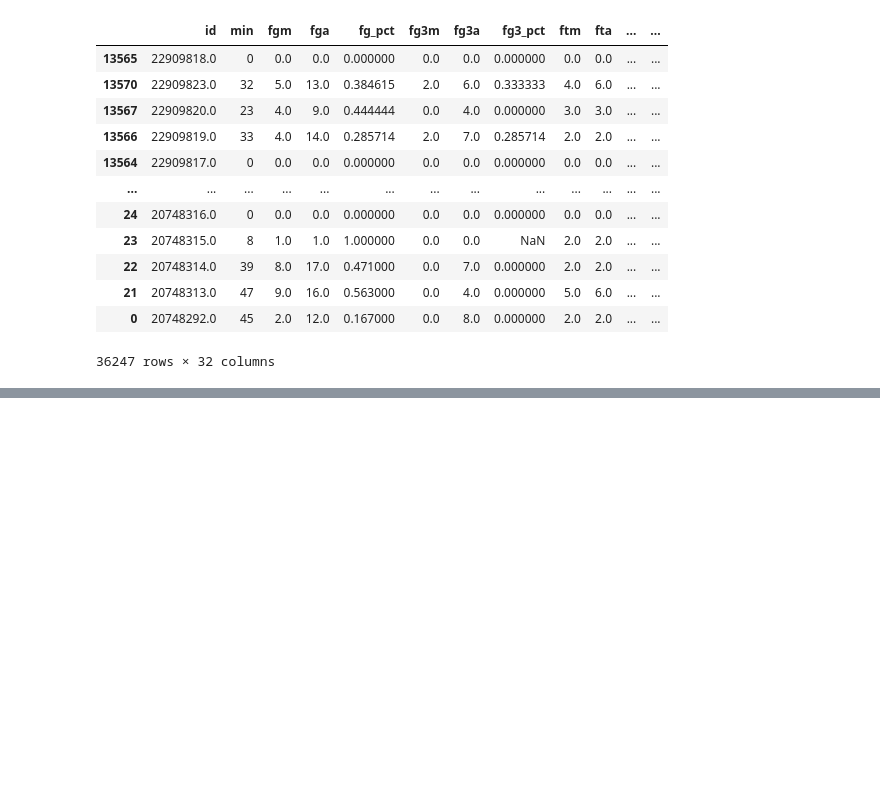
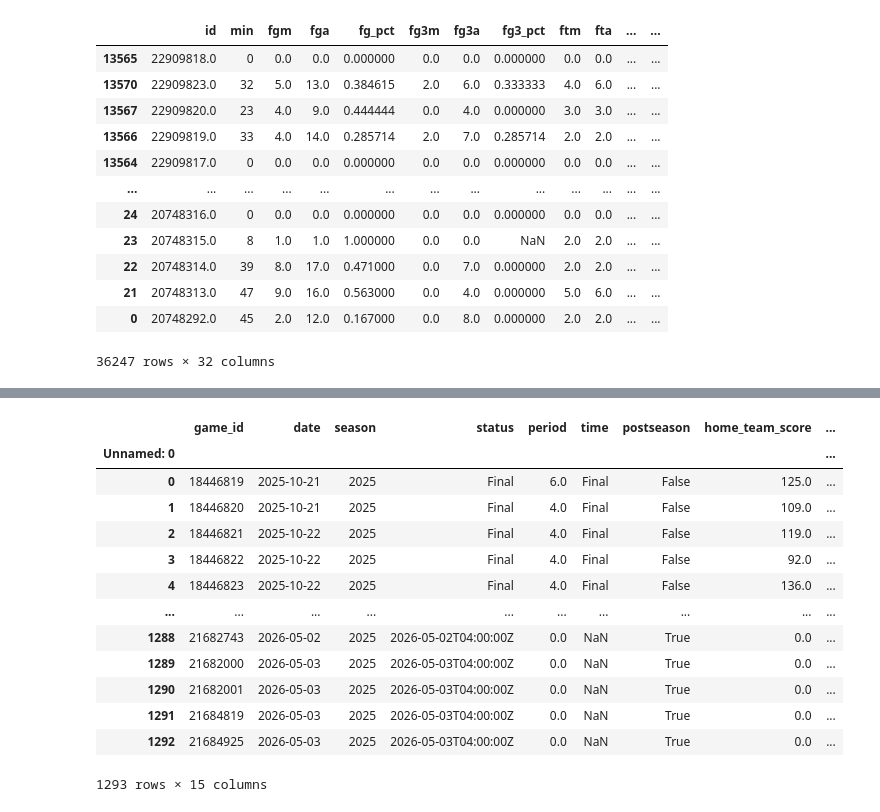
Before and after one commit to sayeedtahseen/game_data, a Jupyter notebook: balldontlie-exploration.ipynb, the cells around one changed output, grey strips where cells are left out. Saved outputs shown, nothing was run; the diff lists cells and outputs as text; code cells hidden in the pictures; blank space fills up the shorter version.

```diff
--- a/balldontlie-exploration.ipynb
+++ b/balldontlie-exploration.ipynb
@@ -355,3 +355,5 @@ gameStats.sort_values('game.id', ascending=False)
 | 21 | 20748313.0 | 47 | 9.0 | 16.0 | 0.563000 | 0.0 | 4.0 | 0.000000 | 5.0 | 6.0 | ... | ... |
 | 0 | 20748292.0 | 45 | 2.0 | 12.0 | 0.167000 | 0.0 | 8.0 | 0.000000 | 2.0 | 2.0 | ... | ... |
 36247 rows × 32 columns
+# %%
+gamesListDf = pd.read_csv('games.csv')
@@ -357,0 +369,17 @@ gameStats.sort_values('game.id', ascending=False)
+# %%
+gamesListDf.set_index(gamesListDf.columns[0])
+# %% [output]
+|  | game_id | date | season | status | period | time | postseason | home_team_score | ... |
+| Unnamed: 0 |  |  |  |  |  |  |  |  | ... |
+| 0 | 18446819 | 2025-10-21 | 2025 | Final | 6.0 | Final | False | 125.0 | ... |
+| 1 | 18446820 | 2025-10-21 | 2025 | Final | 4.0 | Final | False | 109.0 | ... |
+| 2 | 18446821 | 2025-10-22 | 2025 | Final | 4.0 | Final | False | 119.0 | ... |
+| 3 | 18446822 | 2025-10-22 | 2025 | Final | 4.0 | Final | False | 92.0 | ... |
+| 4 | 18446823 | 2025-10-22 | 2025 | Final | 4.0 | Final | False | 136.0 | ... |
+| ... | ... | ... | ... | ... | ... | ... | ... | ... | ... |
+| 1288 | 21682743 | 2026-05-02 | 2025 | 2026-05-02T04:00:00Z | 0.0 | NaN | True | 0.0 | ... |
+| 1289 | 21682000 | 2026-05-03 | 2025 | 2026-05-03T04:00:00Z | 0.0 | NaN | True | 0.0 | ... |
+| 1290 | 21682001 | 2026-05-03 | 2025 | 2026-05-03T04:00:00Z | 0.0 | NaN | True | 0.0 | ... |
+| 1291 | 21684819 | 2026-05-03 | 2025 | 2026-05-03T04:00:00Z | 0.0 | NaN | True | 0.0 | ... |
+| 1292 | 21684925 | 2026-05-03 | 2025 | 2026-05-03T04:00:00Z | 0.0 | NaN | True | 0.0 | ... |
+1293 rows × 15 columns
```
Also changed, not shown: parts of 5 cells of this notebook, 5 other files.
